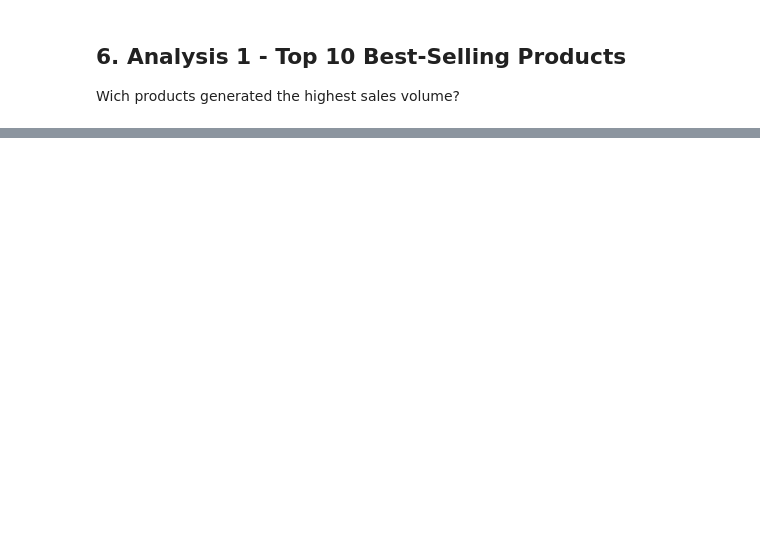
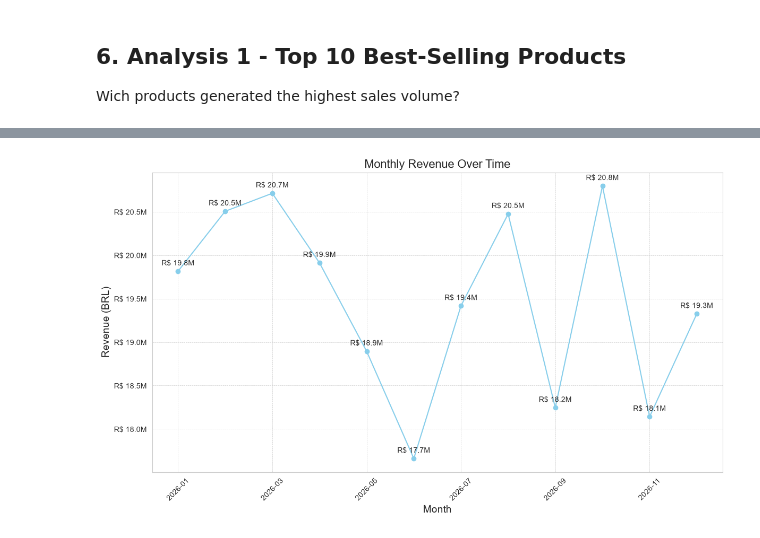
Before and after one commit to Guid3Paula/sales_data_analysis_ecommerce, a Jupyter notebook: notebooks/sales_analysis.ipynb, the cells around one changed output, grey strips where cells are left out. Cells and saved outputs as stored; diff of their text form; code cells hidden in the pictures; blank space fills up the shorter version.

```diff
--- a/notebooks/sales_analysis.ipynb
+++ b/notebooks/sales_analysis.ipynb
@@ -343,0 +444,17 @@ plt.show()
+# %%
+# Create a month column for monthly aggregation
+sales_df['Sale_Month'] = (
+    sales_df['Sale_Date']
+    .dt
+    .to_period('M')
+)
+# %%
+# Calculate monthly revenue
+monthly_sales = (
+    sales_df
+    .groupby('Sale_Month')['Total_Sale']
+    .sum()
+)
+# %%
+# Convert index to string for visualization
+monthly_sales.index = monthly_sales.index.strftime('%Y-%m')
@@ -343,0 +479,65 @@ plt.show()
+# %%
+# Create a new figure
+plt.figure(figsize=(12, 7))
+
+# Plot monthly revenue
+ax = monthly_sales.plot(
+    kind='line',
+    marker='o',
+    linestyle='-',
+    color='skyblue'
+)
+
+# Format Y-axis in millions
+ax.yaxis.set_major_formatter(
+    FuncFormatter(
+        lambda x, pos: f'R$ {x / 1_000_000:.1f}M'
+    )
+)
+
+# Add data labels
+for x, y in enumerate(monthly_sales.values):
+    ax.annotate(
+        f'R$ {y / 1_000_000:.1f}M',
+        (x, y),
+        textcoords='offset points',
+        xytext=(0, 8),
+        ha='center'
+    )
+
+# Add title and labels
+plt.title(
+    'Monthly Revenue Over Time',
+    fontsize=16
+)
+
+plt.xlabel(
+    'Month',
+    fontsize=14
+)
+
+plt.ylabel(
+    'Revenue (BRL)',
+    fontsize=14
+)
+
+plt.xticks(rotation=45)
+
+plt.grid(
+    True,
+    which='both',
+    linestyle='--',
+    linewidth=0.5
+)
+
+plt.tight_layout()
+
+plt.savefig(
+    r"C:\Users\Guilherme\projects_python\sales_data_analysis_ecomerce\images\monthly_revenue.png",
+    dpi=300,
+    bbox_inches='tight'
+)
+
+plt.show()
+# %% [output]
+[figure, added]
```
Also changed, not shown: parts of 30 cells of this notebook, 6 other files.
